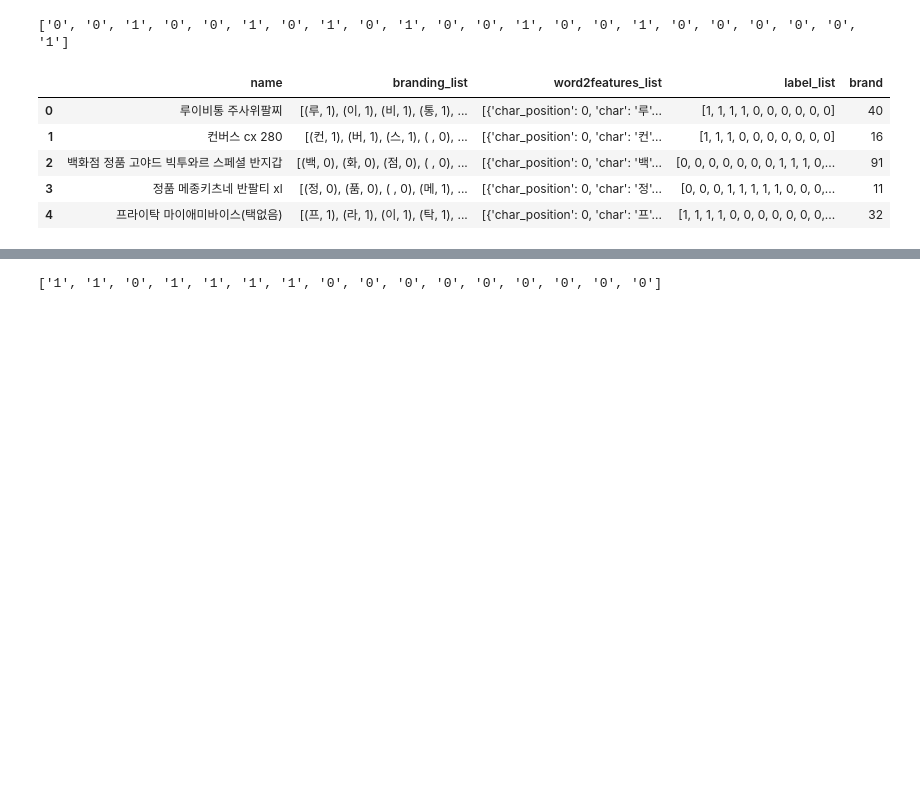
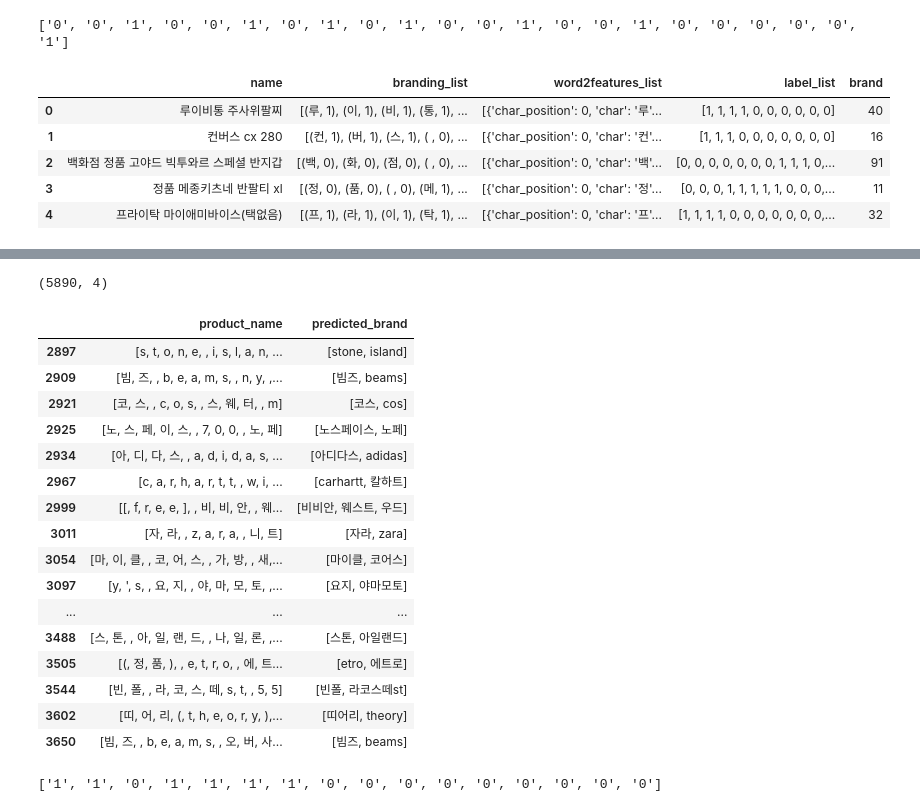
Before and after one commit to qkrtjdud1017/analytics, a Jupyter notebook: 브랜드 추출/CRFwithNDJSON2.ipynb, the cells around one changed output, grey strips where cells are left out. Drawn from its saved outputs; the diff is of its cells as text; code cells hidden in the pictures; blank space fills up the shorter version.

```diff
--- a/브랜드 추출/CRFwithNDJSON2.ipynb
+++ b/브랜드 추출/CRFwithNDJSON2.ipynb
@@ -322,0 +341,2 @@ y_pred = crf_model.get_y_pred()
+# %%
+pred_as_df = pd.DataFrame.from_dict(pred)
@@ -323,3 +352,29 @@ y_pred = crf_model.get_y_pred()
+# %%
+tmp = pred_as_df[pred_as_df['predicted_brand'].apply(lambda x: len(x) > 1)]
+# %%
+tmp.shape
+# %% [output]
+(5890, 4)
+# %%
+tmp[['product_name', 'predicted_brand']][165:200]
+# %% [output]
+|  | product_name | predicted_brand |
+| 2897 | [s, t, o, n, e, , i, s, l, a, n, ... | [stone, island] |
+| 2909 | [빔, 즈, , b, e, a, m, s, , n, y, ,... | [빔즈, beams] |
+| 2921 | [코, 스, , c, o, s, , 스, 웨, 터, , m] | [코스, cos] |
+| 2925 | [노, 스, 페, 이, 스, , 7, 0, 0, , 노, 페] | [노스페이스, 노페] |
+| 2934 | [아, 디, 다, 스, , a, d, i, d, a, s, ... | [아디다스, adidas] |
+| 2967 | [c, a, r, h, a, r, t, t, , w, i, ... | [carhartt, 칼하트] |
+| 2999 | [[, f, r, e, e, ], , 비, 비, 안, , 웨... | [비비안, 웨스트, 우드] |
+| 3011 | [자, 라, , z, a, r, a, , 니, 트] | [자라, zara] |
+| 3054 | [마, 이, 클, , 코, 어, 스, , 가, 방, , 새,... | [마이클, 코어스] |
+| 3097 | [y, ', s, , 요, 지, , 야, 마, 모, 토, ,... | [요지, 야마모토] |
+| ... | ... | ... |
+| 3488 | [스, 톤, , 아, 일, 랜, 드, , 나, 일, 론, ,... | [스톤, 아일랜드] |
+| 3505 | [(, 정, 품, ), , e, t, r, o, , 에, 트... | [etro, 에트로] |
+| 3544 | [빈, 폴, , 라, 코, 스, 떼, s, t, , 5, 5] | [빈폴, 라코스떼st] |
+| 3602 | [띠, 어, 리, (, t, h, e, o, r, y, ),... | [띠어리, theory] |
+| 3650 | [빔, 즈, , b, e, a, m, s, , 오, 버, 사... | [빔즈, beams] |
 # %%
 tmp = y_pred[12]
 print(tmp)
```
Also changed, not shown: parts of 4 cells of this notebook, 2 other files.
